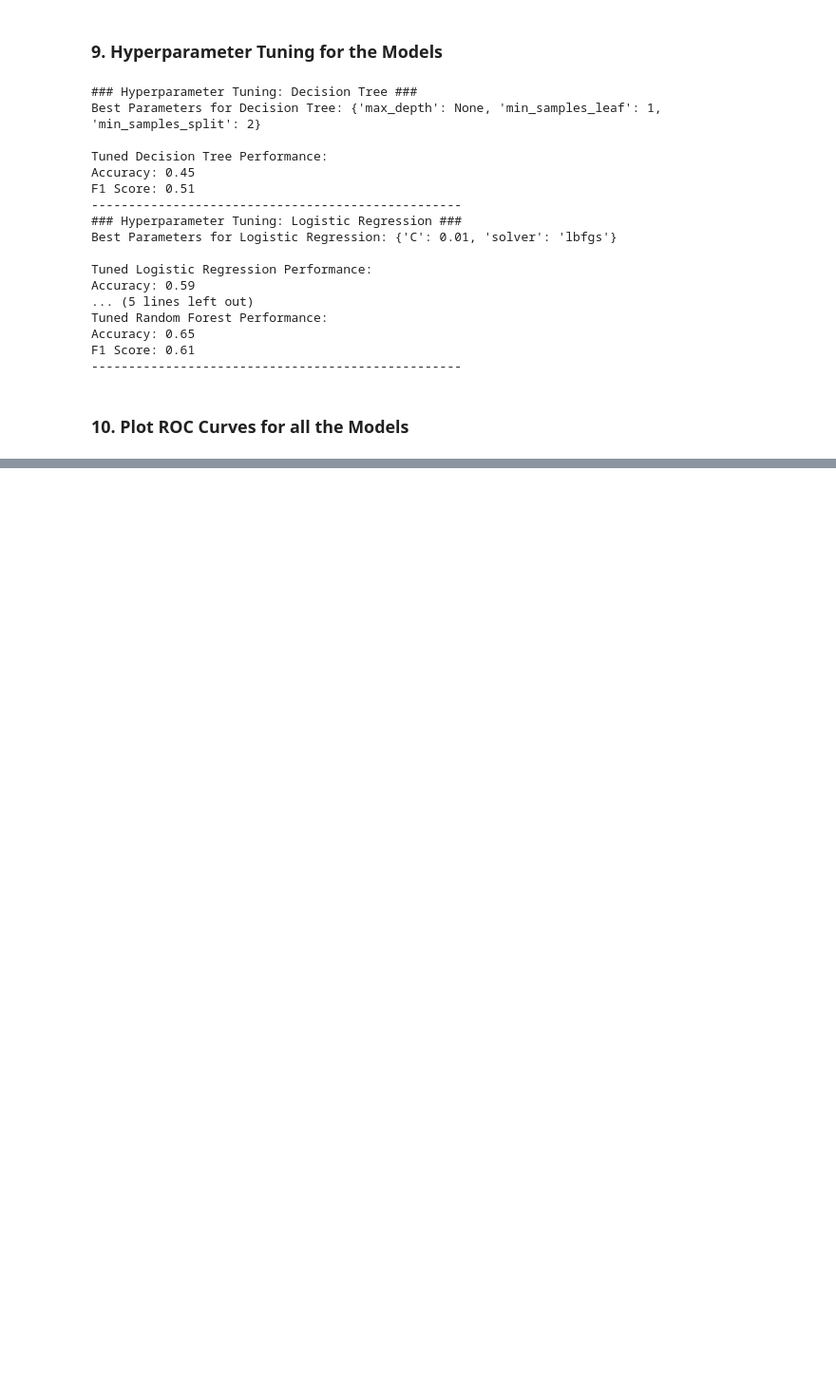
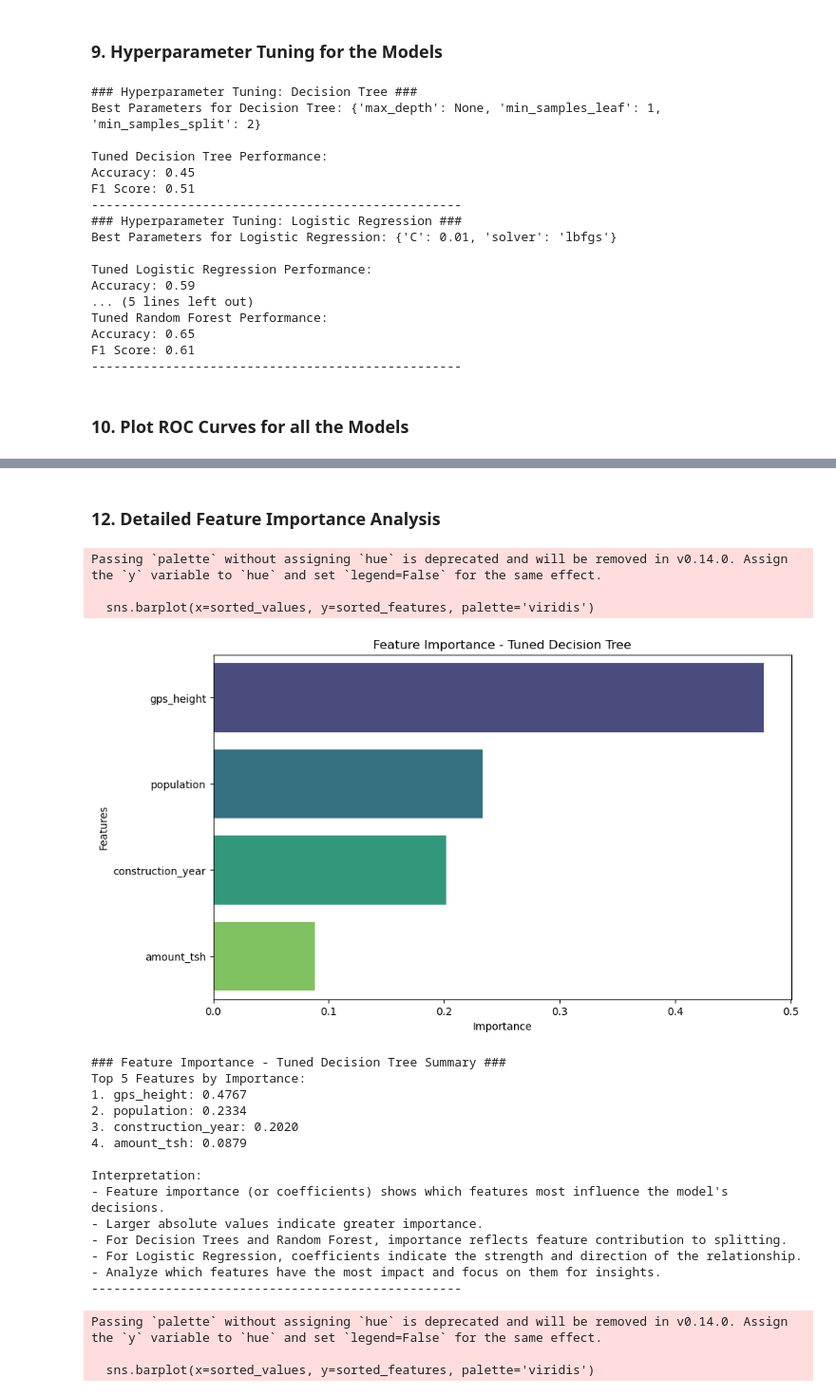
Before and after one commit to Otim135/PHASE_3_CLASSIFICATION_PROJECT, a Jupyter notebook: final_well_analysis.ipynb, the cells around one changed output, grey strips where cells are left out. Shown at 95% size. Cells and saved outputs as stored; diff of their text form; code cells hidden in the pictures; blank space fills up the shorter version.

```diff
--- a/final_well_analysis.ipynb
+++ b/final_well_analysis.ipynb
@@ -614,0 +717,80 @@ Interpretation:
+# %% [markdown]
+### **12. Detailed Feature Importance Analysis**
+# %%
+import numpy as np
+import matplotlib.pyplot as plt
+import seaborn as sns
+
+# Function to summarize and plot feature importances or coefficients
+def plot_feature_importance(values, features, title, x_label, model_name):
+    """
+    Plot feature importances or coefficients with summaries.
+    """
+    # Sort features and values in descending order
+    sorted_indices = np.argsort(values)[::-1]
+    sorted_values = values[sorted_indices]
+    sorted_features = features[sorted_indices]
+
+    # Plot with palette but without hue
+    plt.figure(figsize=(10, 6))
+    sns.barplot(x=sorted_values, y=sorted_features, palette='viridis')
+    plt.title(title)
+    plt.xlabel(x_label)
+    plt.ylabel('Features')
+    plt.show()
+
+    # Summary
+    print(f"### {title} Summary ###")
+    print("Top 5 Features by Importance:")
+    for i in range(min(5, len(sorted_features))):
+        print(f"{i + 1}. {sorted_features[i]}: {sorted_values[i]:.4f}")
+    print("\nInterpretation:")
+    print("- Feature importance (or coefficients) shows which features most influence the model's decisions.")
+    print("- Larger absolute values indicate greater importance.")
+    print("- For Decision Trees and Random Forest, importance reflects feature contribution to splitting.")
+    print("- For Logistic Regression, coefficients indicate the strength and direction of the relationship.")
+    print("- Analyze which features have the most impact and focus on them for insights.")
+    print("-" * 50)
+
+# Feature Importance for Decision Tree
+plot_feature_importance(dt_tuned.feature_importances_,
+                        X.columns,
+                        'Feature Importance - Tuned Decision Tree',
+                        'Importance',
+                        'Tuned Decision Tree')
+
+# Coefficients for Logistic Regression
+plot_feature_importance(lr_tuned.coef_[0],
+                        X.columns,
+                        'Feature Coefficients - Tuned Logistic Regression',
+                        'Coefficient Value',
+                        'Tuned Logistic Regression')
+
+# Feature Importance for Random Forest
+plot_feature_importance(rf_tuned.feature_importances_,
+                        X.columns,
+                        'Feature Importance - Tuned Random Forest',
+                        'Importance',
+                        'Tuned Random Forest')
+# %% [output]
+Passing `palette` without assigning `hue` is deprecated and will be removed in v0.14.0. Assign the `y` variable to `hue` and set `legend=False` for the same effect.
+
+  sns.barplot(x=sorted_values, y=sorted_features, palette='viridis')
+[figure, added]
+### Feature Importance - Tuned Decision Tree Summary ###
+Top 5 Features by Importance:
+1. gps_height: 0.4767
+2. population: 0.2334
+3. construction_year: 0.2020
+4. amount_tsh: 0.0879
+
+Interpretation:
+- Feature importance (or coefficients) shows which features most influence the model's decisions.
+- Larger absolute values indicate greater importance.
+- For Decision Trees and Random Forest, importance reflects feature contribution to splitting.
+- For Logistic Regression, coefficients indicate the strength and direction of the relationship.
+- Analyze which features have the most impact and focus on them for insights.
+--------------------------------------------------
+Passing `palette` without assigning `hue` is deprecated and will be removed in v0.14.0. Assign the `y` variable to `hue` and set `legend=False` for the same effect.
+
+  sns.barplot(x=sorted_values, y=sorted_features, palette='viridis')
```
Also changed, not shown: parts of 5 cells of this notebook.
